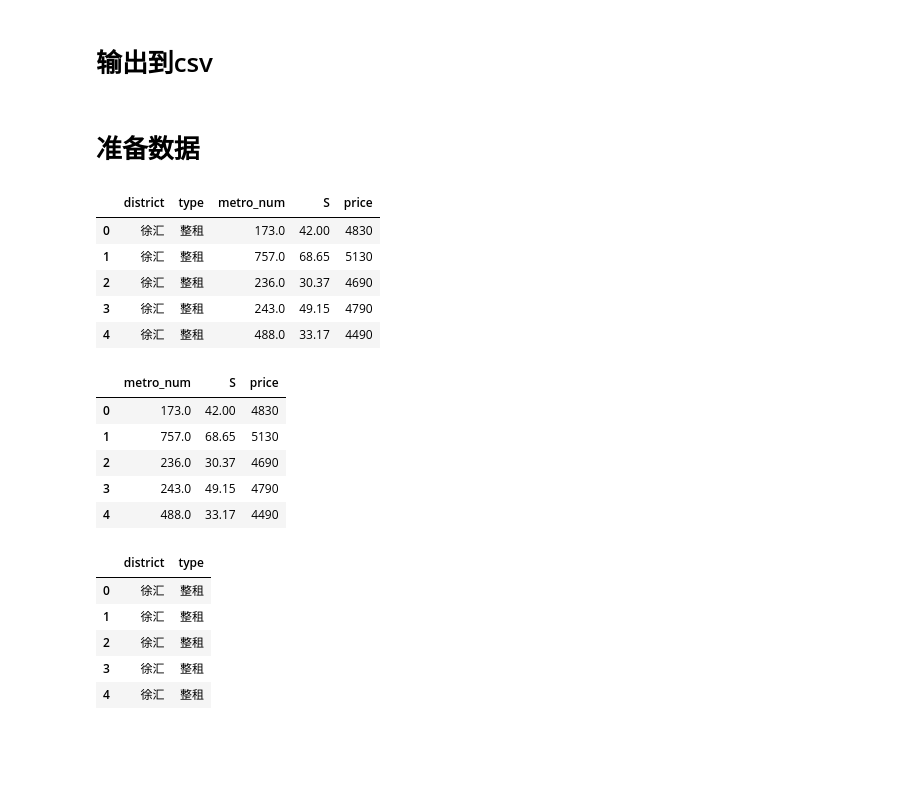
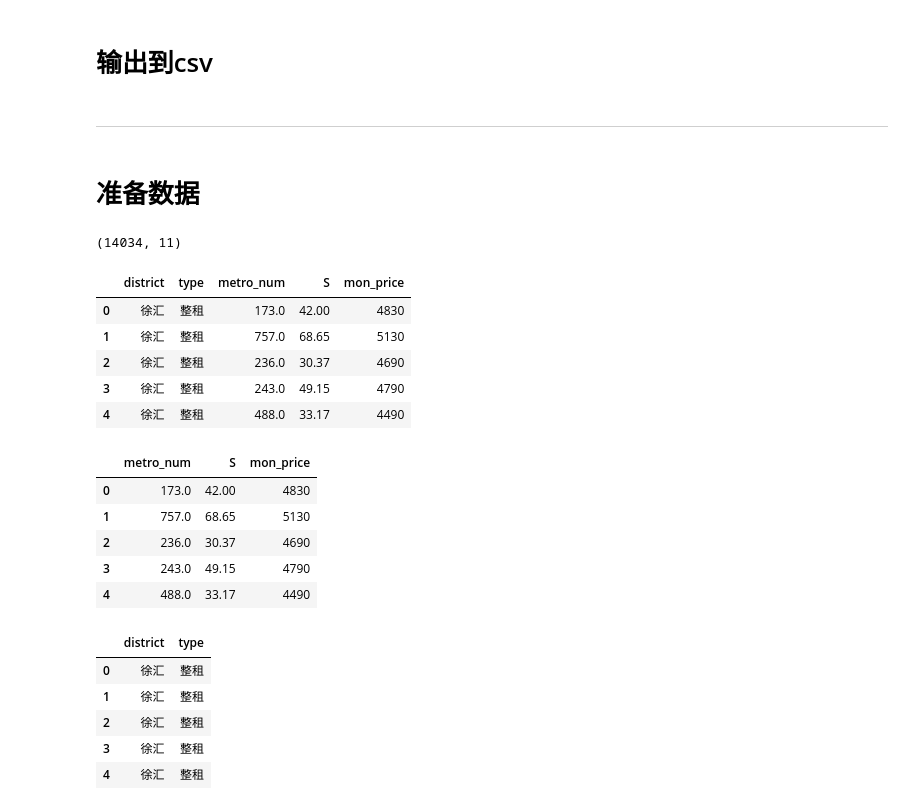
Before and after one commit to brandonchow1997/ziroom_ml_analysis, a Jupyter notebook: shanghai_houseprice_analysis.ipynb, the cells around one changed output. Drawn from its saved outputs; the diff is of its cells as text; code cells hidden in the pictures; blank space fills up the shorter version.

```diff
--- a/shanghai_houseprice_analysis.ipynb
+++ b/shanghai_houseprice_analysis.ipynb
@@ -66,0 +85,3 @@ data.shape
+# %%
+#data[data['metro_num']==np.nan]
+data['price'] = pd.to_numeric(data['price'])
@@ -66,0 +90,5 @@ data.shape
+# %%
+data['mon_price'] = data['price']
+data.loc[data['price']<600,'mon_price'] *= 30        # 关键句
+# %%
+data = data.dropna()
@@ -68,25 +102,33 @@ data.shape
 # 输出到csv
 # %%
 data.to_csv('housing_shanghai.csv')
+# %% [markdown]
+---
 # %% [markdown]
 # 准备数据
 # %%
 housing = data.copy()
+# %%
+housing.shape
+# %% [output]
+(14034, 11)
+# %%
+housing['mon_price'] = pd.to_numeric(housing['mon_price'])
 # %%
-housing = housing[['district','type','metro_num','S','price']]
+housing = housing[['district','type','metro_num','S','mon_price']]
 housing.head()
 # %% [output]
-|  | district | type | metro_num | S | price |
+|  | district | type | metro_num | S | mon_price |
 | 0 | 徐汇 | 整租 | 173.0 | 42.00 | 4830 |
 | 1 | 徐汇 | 整租 | 757.0 | 68.65 | 5130 |
 | 2 | 徐汇 | 整租 | 236.0 | 30.37 | 4690 |
 | 3 | 徐汇 | 整租 | 243.0 | 49.15 | 4790 |
 | 4 | 徐汇 | 整租 | 488.0 | 33.17 | 4490 |
 # %%
-housing_num = housing[['metro_num','S','price']]
+housing_num = housing[['metro_num','S','mon_price']]
 housing_num.head()
 # %% [output]
-|  | metro_num | S | price |
+|  | metro_num | S | mon_price |
 | 0 | 173.0 | 42.00 | 4830 |
 | 1 | 757.0 | 68.65 | 5130 |
 | 2 | 236.0 | 30.37 | 4690 |
```
Also changed, not shown: parts of 58 cells of this notebook, 2 other files.
